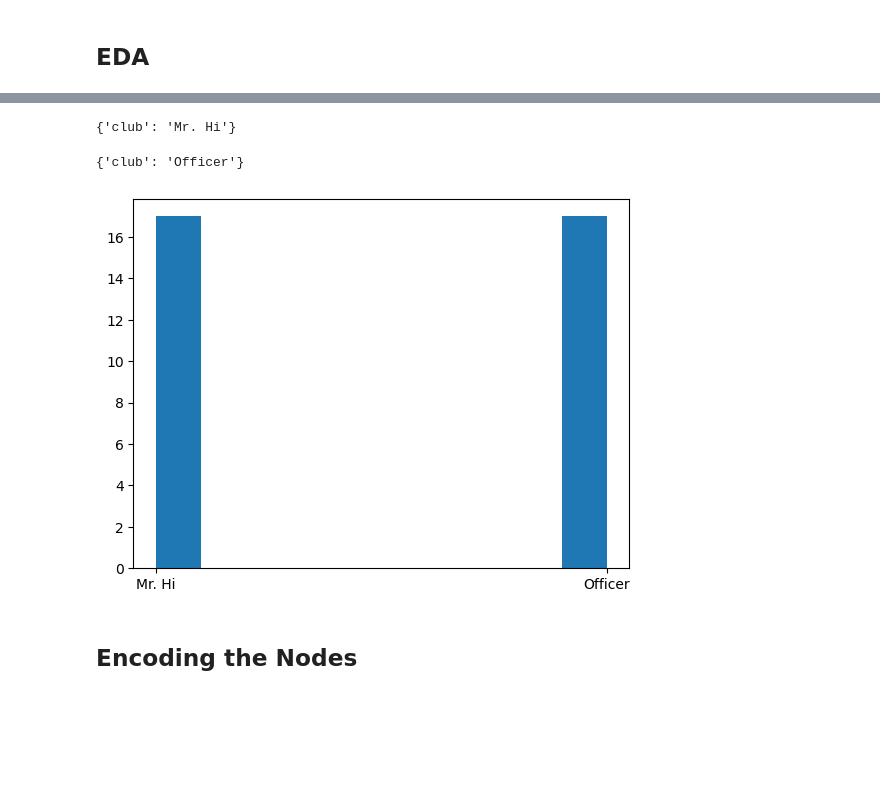
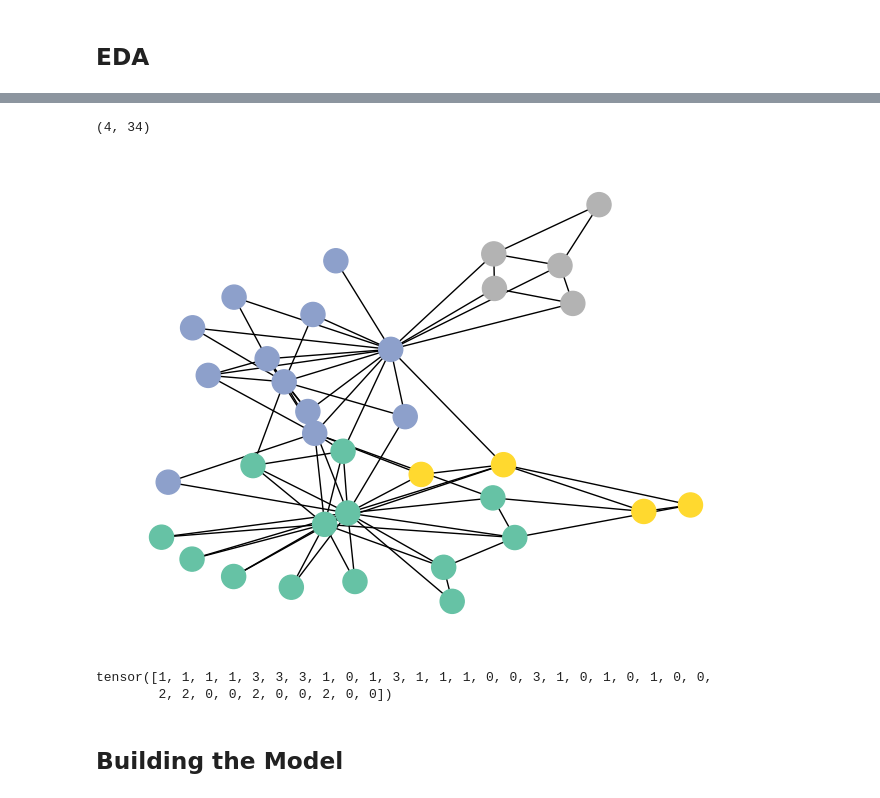
Before and after one commit to mskmay66/zachs_karate, a Jupyter notebook: zachs_karate.ipynb, the cells around one changed output, grey strips where cells are left out. Drawn from its saved outputs; the diff is of its cells as text; code cells hidden in the pictures; blank space fills up the shorter version.

Commit message:
Built inital models and ran first experiments.

```diff
--- a/zachs_karate.ipynb
+++ b/zachs_karate.ipynb
@@ -21,0 +21,3 @@ nx.draw_circular(G, with_labels=True, node_color=['red' if G.nodes[v]['club'] ==
+# %%
+G = KarateClub()
+data = G[0]
@@ -22,8 +34,18 @@ nx.draw_circular(G, with_labels=True, node_color=['red' if G.nodes[v]['club'] ==
+# %%
+G.num_classes, G.num_features
+# %% [output]
+(4, 34)
+# %%
+nx_G = to_networkx(data, to_undirected=True)
+# %%
+nx.draw(nx_G, pos=nx.spring_layout(nx_G, seed=42),
+                 with_labels=False,
+                 node_color=data.y,
+                 cmap="Set2")
+# %% [output]
+[figure, added]
 # %%
-G.nodes[0]
+G[0].y
 # %% [output]
-{'club': 'Mr. Hi'}
+tensor([1, 1, 1, 1, 3, 3, 3, 1, 0, 1, 3, 1, 1, 1, 0, 0, 3, 1, 0, 1, 0, 1, 0, 0,
+        2, 2, 0, 0, 2, 0, 0, 2, 0, 0])
-# %%
-G.nodes[len(G.nodes)-1]
-# %% [output]
-{'club': 'Officer'}
@@ -32,6 +52,2 @@ labels = [node['club'] for node in G.nodes.values()]
-# %%
-plt.hist(labels);
-# %% [output]
-[figure, removed]
 # %% [markdown]
-## Encoding the Nodes
+## Building the Model
```
Also changed, not shown: parts of 29 cells of this notebook.
